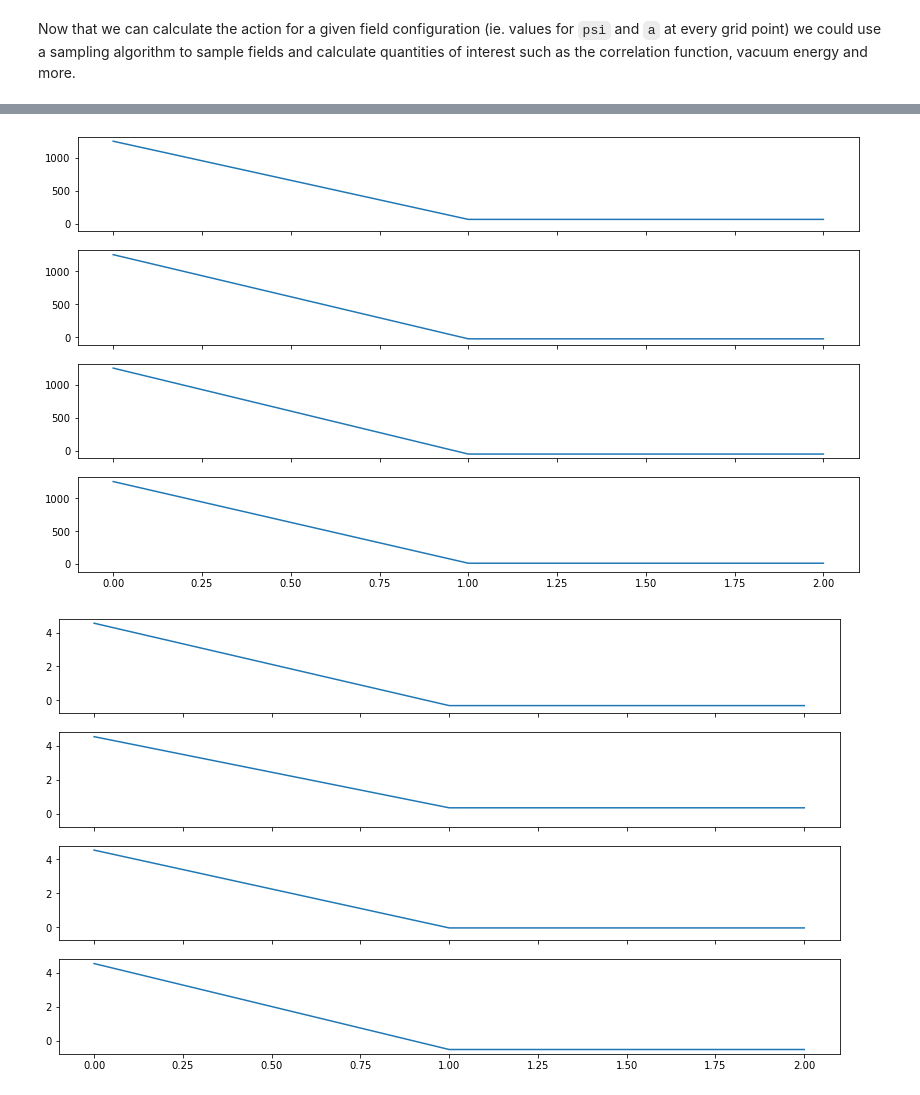
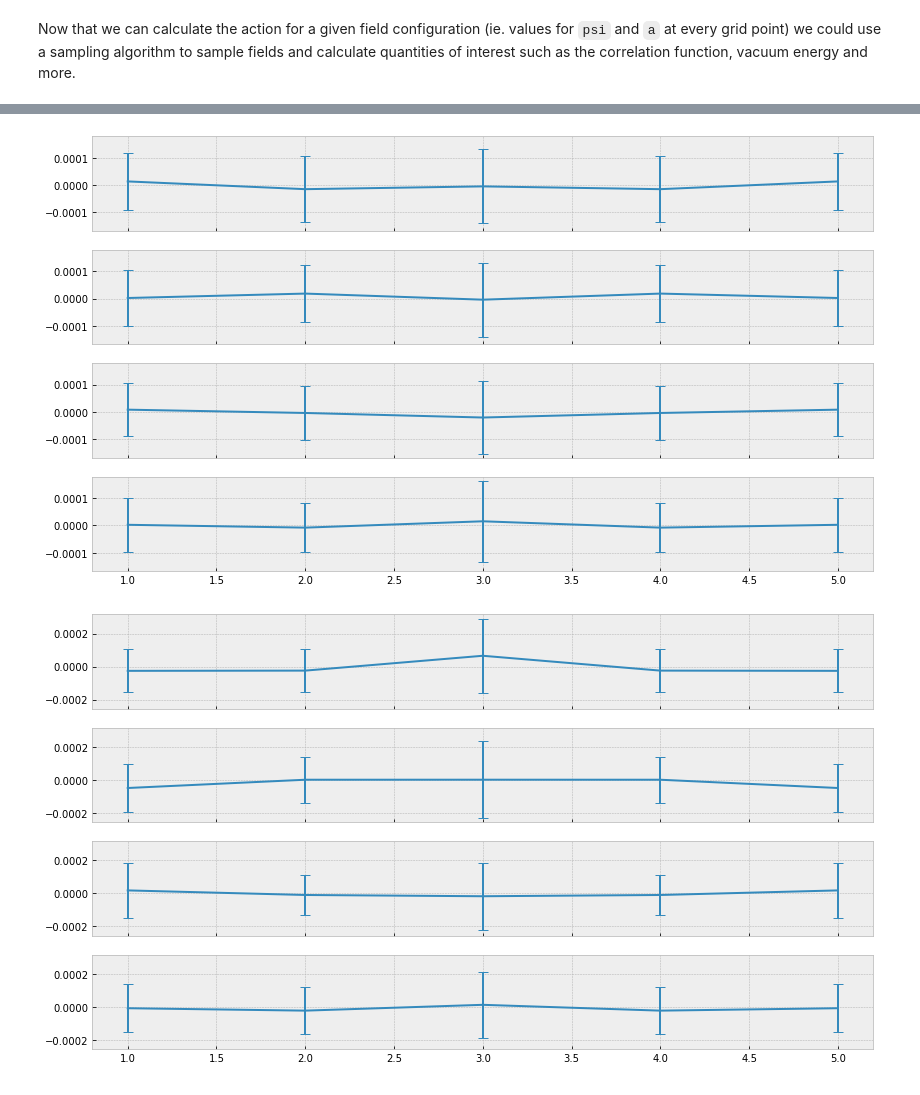
Before and after one commit to RobinKa/tfga, a Jupyter notebook: notebooks/qed.ipynb, the cells around one changed output, grey strips where cells are left out. Cells and saved outputs as stored; diff of their text form; code cells hidden in the pictures.

```diff
--- a/notebooks/qed.ipynb
+++ b/notebooks/qed.ipynb
@@ -269,11 +301,6 @@ fig, axes = plt.subplots(2, 2, sharex=True, sharey=True, figsize=(5, 5))
 for i in range(4):
     ax = axes[i % 2][i // 2]
     im = ax.imshow(chain_samples[1][0, 0, 0, 0, :, :, i])
+    fig.colorbar(im, ax=ax)
 fig.show()
-
-fig, axes = plt.subplots(2, 4, sharex=True, sharey=True, figsize=(10, 5))
-for i in range(8):
-    ax = axes[i % 2][i // 2]
-    ax.imshow(chain_samples[0][0, 0, 0, 0, :, :, i])
-fig.show()
 # %% [output]
@@ -282,22 +358,34 @@ fig.show()
 # %%
-def plot_correlations(ax, samples, axis):
-    correlation_by_shift = []
-    for i in range(samples.shape[axis]):
-        shifted = tf.roll(samples, shift=-i, axis=axis)
-        correlation_by_shift.append(tf.reduce_mean(shifted * samples))
-    ax.plot(correlation_by_shift)
+with plt.style.context("bmh"):
+    def plot_correlations(ax, samples, axis):
+        correlation_by_shift = []
+        correlation_std_by_shift = []
+        shifts = list(range(1, samples.shape[axis]))
 
-fig, axes = plt.subplots(4, sharex=True, sharey=True, figsize=(14, 8))
-plot_correlations(axes[0], chain_samples[0], axis=-2)
-plot_correlations(axes[1], chain_samples[0], axis=-3)
-plot_correlations(axes[2], chain_samples[0], axis=-4)
-plot_correlations(axes[3], chain_samples[0], axis=-5)
+        #if samples.shape[-1] == 8:
+        #    samples = sta.from_tensor_with_kind(samples, "even")
+        #elif samples.shape[-1] == 4:
+        #    samples = sta.from_tensor_with_kind(samples, "vector")
 
-fig, axes = plt.subplots(4, sharex=True, sharey=True, figsize=(14, 8))
-plot_correlations(axes[0], chain_samples[1], axis=-2)
-plot_correlations(axes[1], chain_samples[1], axis=-3)
-plot_correlations(axes[2], chain_samples[1], axis=-4)
-plot_correlations(axes[3], chain_samples[1], axis=-5)
+        for i in shifts:
+            shifted = tf.roll(samples, shift=-i, axis=axis)
+            correlations = tf.reduce_mean(samples * shifted, axis=[-1, -2, -3, -4, -5])
+            #correlations = tf.reduce_mean(sta.inner_prod(samples, shifted), axis=[-1, -2, -3, -4, -5])
+            correlation_by_shift.append(tf.reduce_mean(correlations))
+            correlation_std_by_shift.append(tf.math.reduce_std(correlations))
+        ax.errorbar(shifts, correlation_by_shift, correlation_std_by_shift, capsize=5)
+
+    fig, axes = plt.subplots(4, sharex=True, sharey=True, figsize=(14, 8))
+    plot_correlations(axes[0], chain_samples[0], axis=-2)
+    plot_correlations(axes[1], chain_samples[0], axis=-3)
+    plot_correlations(axes[2], chain_samples[0], axis=-4)
+    plot_correlations(axes[3], chain_samples[0], axis=-5)
+
+    fig, axes = plt.subplots(4, sharex=True, sharey=True, figsize=(14, 8))
+    plot_correlations(axes[0], chain_samples[1], axis=-2)
+    plot_correlations(axes[1], chain_samples[1], axis=-3)
+    plot_correlations(axes[2], chain_samples[1], axis=-4)
+    plot_correlations(axes[3], chain_samples[1], axis=-5)
 # %% [output]
-[figure, old version]
+[figure, new version]
-[figure, old version]
+[figure, new version]
```
Also changed, not shown: parts of 14 cells of this notebook, 6 other files.
